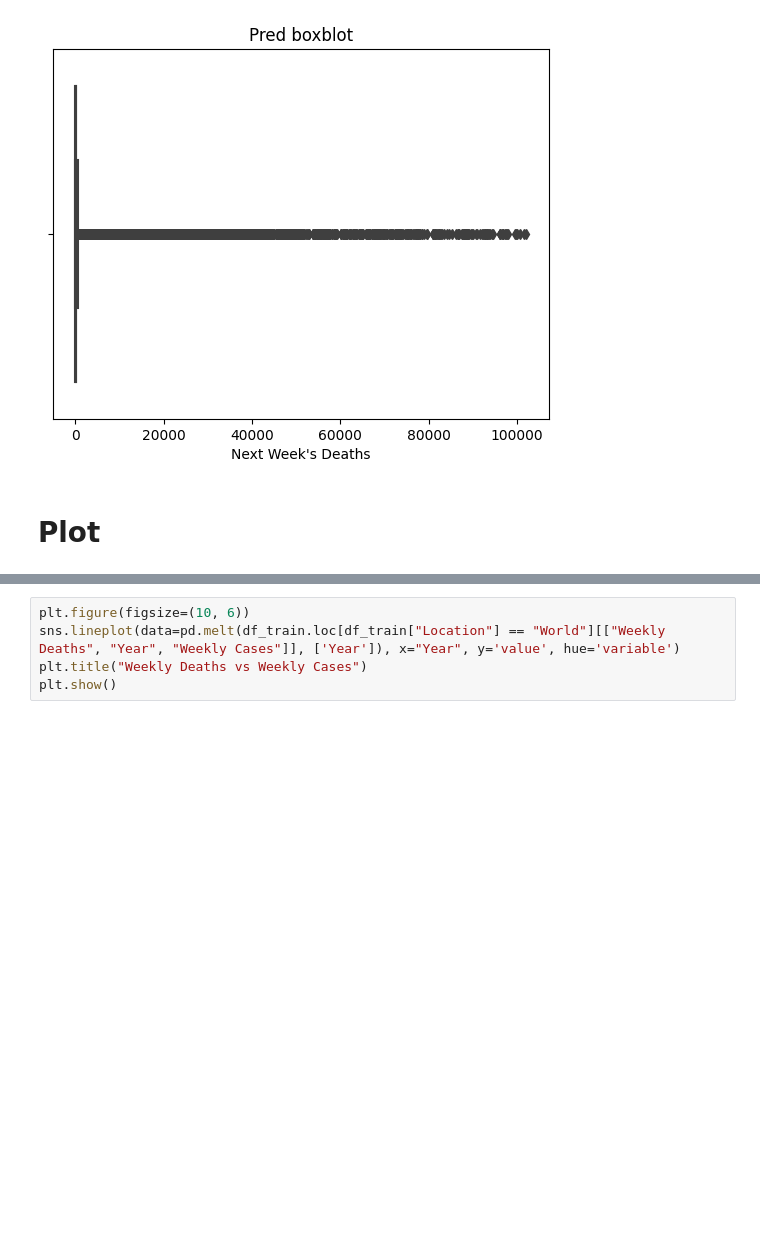
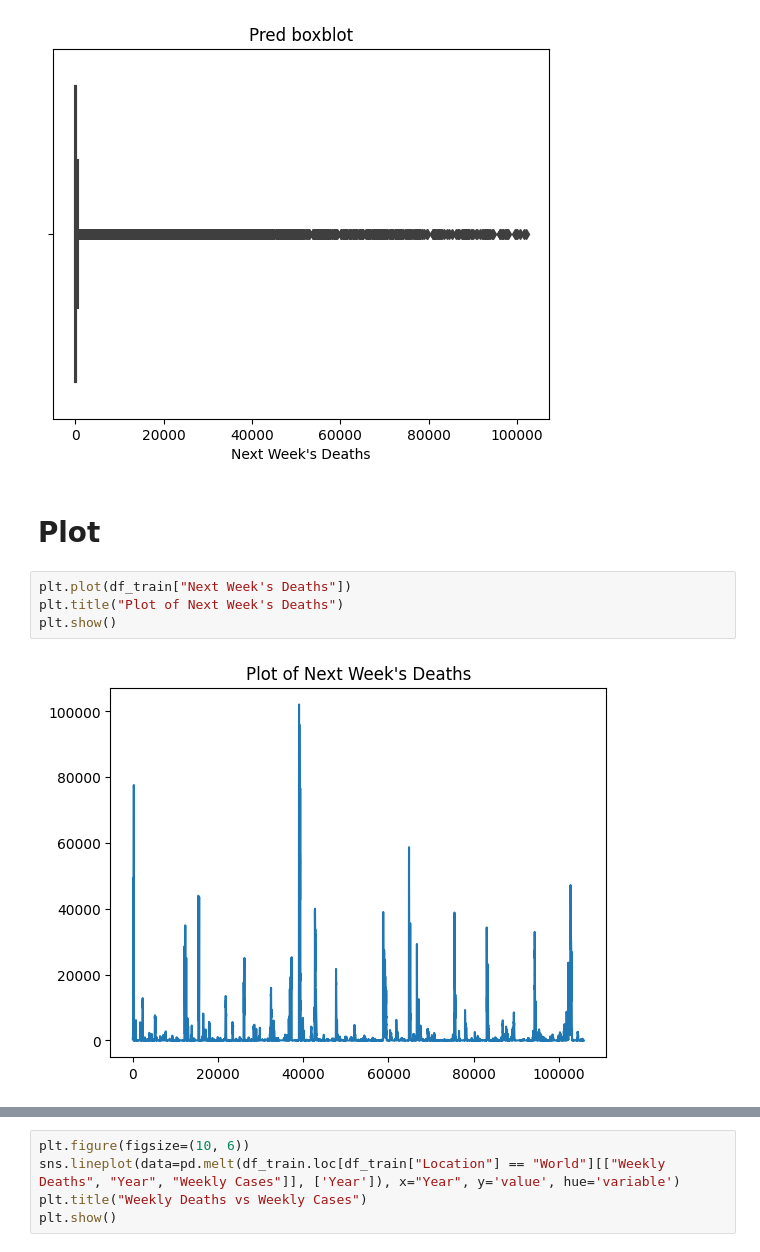
Before and after one commit to BiancaCarneiro/Covid-Prediction, a Jupyter notebook: project/notebooks/covid_visualization.ipynb, the cells around one changed output, grey strips where cells are left out. Cells and saved outputs as stored; diff of their text form; blank space fills up the shorter version.

```diff
--- a/project/notebooks/covid_visualization.ipynb
+++ b/project/notebooks/covid_visualization.ipynb
@@ -159,3 +159,9 @@ plt.show()
 [figure]
 # %% [markdown]
 # Plot
+# %%
+plt.plot(df_train["Next Week's Deaths"])
+plt.title("Plot of Next Week's Deaths")
+plt.show()
+# %% [output]
+[figure, added]
```
Also changed, not shown: parts of 2 cells of this notebook, 2 other files.
